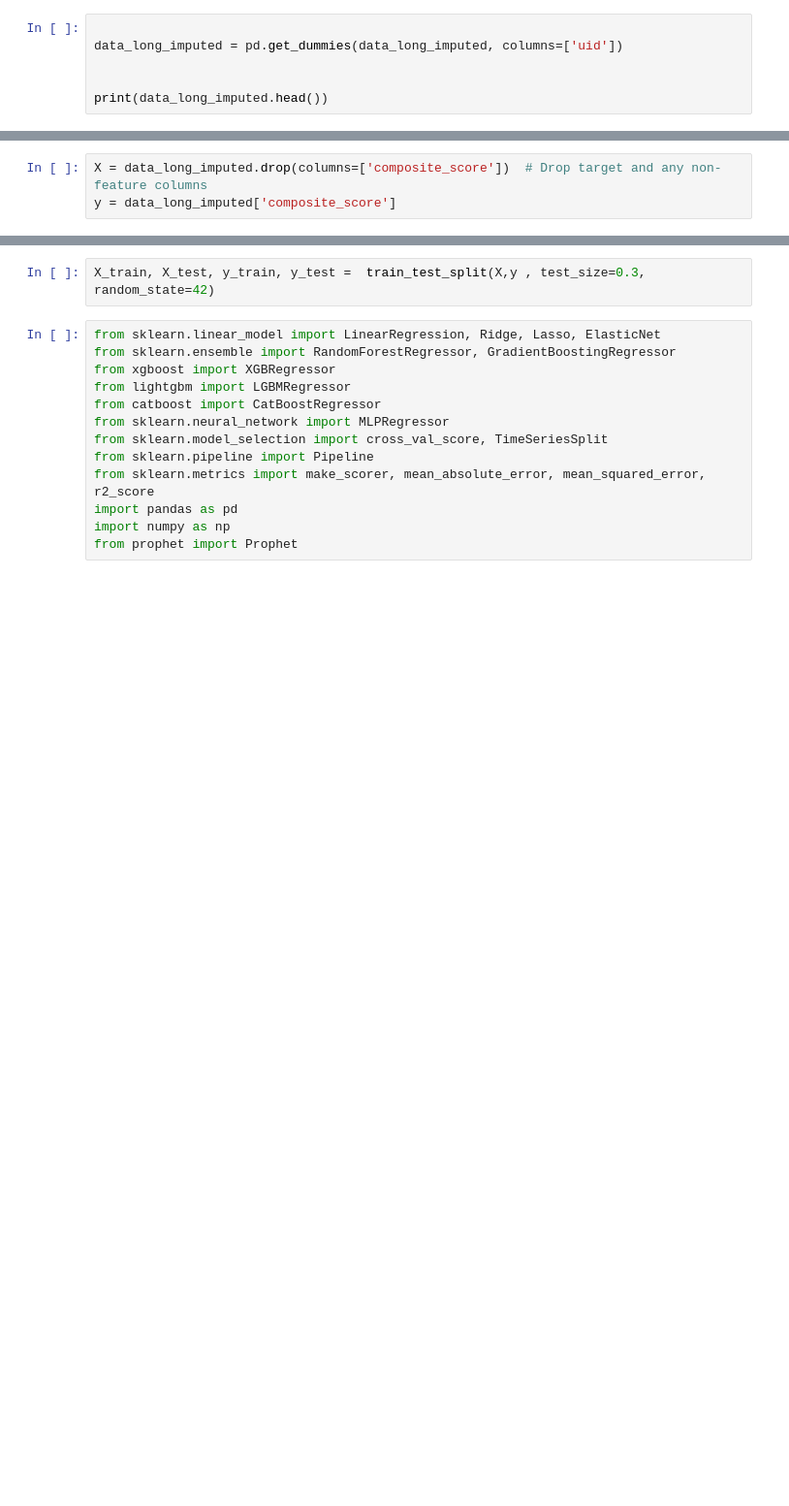
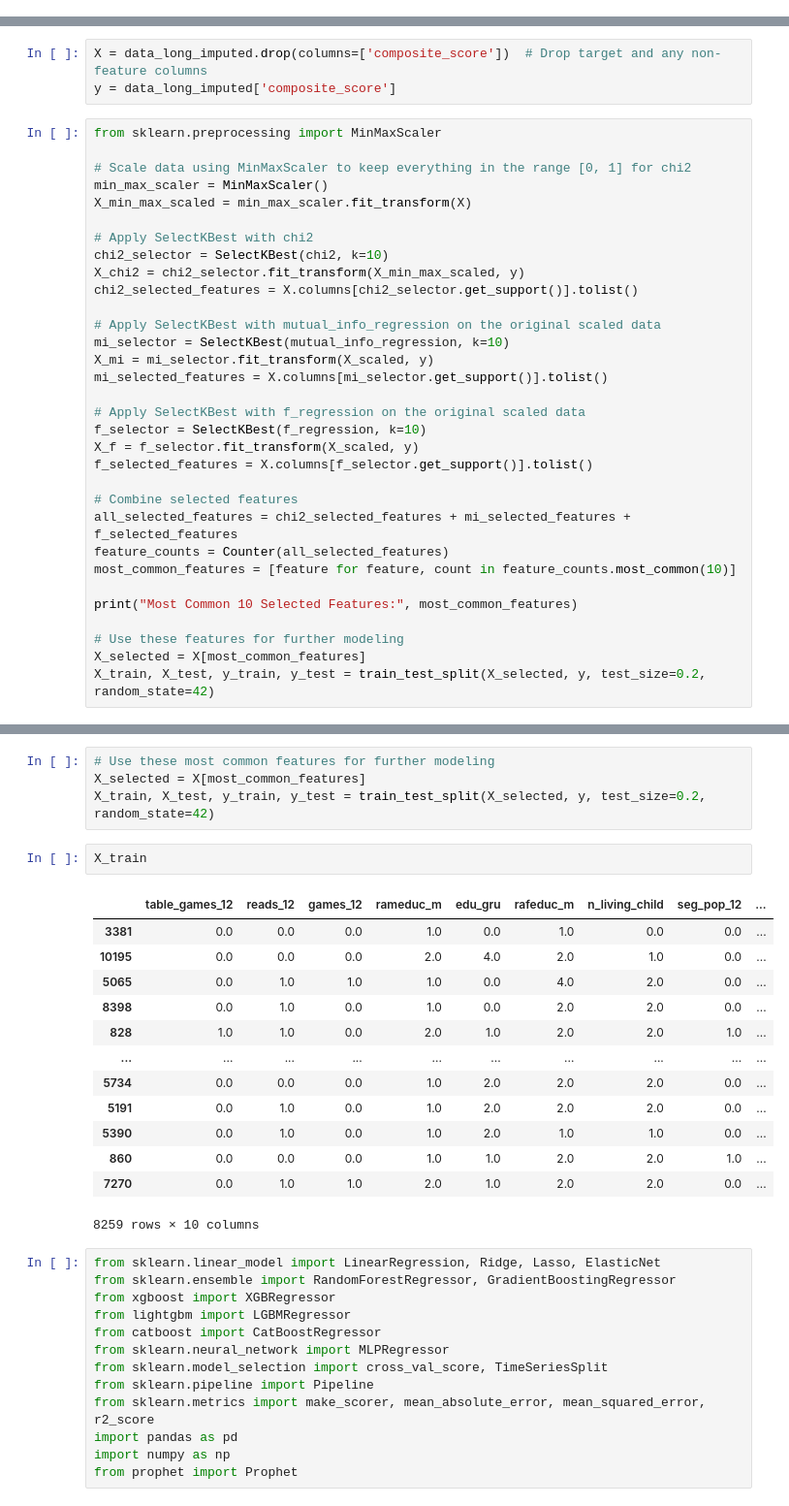
Before and after one commit to geomwangi007/Early-Detection-of-Alzheimer-s-Disease-and-Related-Dementias-Using-Social-Determinants-of-Health, a Jupyter notebook: IPNYBS/Geoffrey.ipynb, the cells around one changed output, grey strips where cells are left out. Shown at 97% size. Cells and saved outputs as stored; diff of their text form; blank space fills up the shorter version.

```diff
--- a/IPNYBS/Geoffrey.ipynb
+++ b/IPNYBS/Geoffrey.ipynb
@@ -1268,6 +273,0 @@ Column: uid - Unique values: ['aace' 'aanz' 'aape' ... 'zzez' 'zzft' 'zzhd']
-# %%
-
-data_long_imputed = pd.get_dummies(data_long_imputed, columns=['uid'])
-
-
-print(data_long_imputed.head())
@@ -1292,3 +274,35 @@ print(data_long_imputed.head())
 # %%
 X = data_long_imputed.drop(columns=['composite_score'])  # Drop target and any non-feature columns
 y = data_long_imputed['composite_score']
+# %%
+from sklearn.preprocessing import MinMaxScaler
+
+# Scale data using MinMaxScaler to keep everything in the range [0, 1] for chi2
+min_max_scaler = MinMaxScaler()
+X_min_max_scaled = min_max_scaler.fit_transform(X)
+
+# Apply SelectKBest with chi2
+chi2_selector = SelectKBest(chi2, k=10)
+X_chi2 = chi2_selector.fit_transform(X_min_max_scaled, y)
+chi2_selected_features = X.columns[chi2_selector.get_support()].tolist()
+
+# Apply SelectKBest with mutual_info_regression on the original scaled data
+mi_selector = SelectKBest(mutual_info_regression, k=10)
+X_mi = mi_selector.fit_transform(X_scaled, y)
+mi_selected_features = X.columns[mi_selector.get_support()].tolist()
+
+# Apply SelectKBest with f_regression on the original scaled data
+f_selector = SelectKBest(f_regression, k=10)
+X_f = f_selector.fit_transform(X_scaled, y)
+f_selected_features = X.columns[f_selector.get_support()].tolist()
+
+# Combine selected features
+all_selected_features = chi2_selected_features + mi_selected_features + f_selected_features
+feature_counts = Counter(all_selected_features)
+most_common_features = [feature for feature, count in feature_counts.most_common(10)]
+
+print("Most Common 10 Selected Features:", most_common_features)
+
+# Use these features for further modeling
+X_selected = X[most_common_features]
+X_train, X_test, y_train, y_test = train_test_split(X_selected, y, test_size=0.2, random_state=42)
@@ -1295,5 +311,23 @@ y = data_long_imputed['composite_score']
 # %%
-X_train, X_test, y_train, y_test =  train_test_split(X,y , test_size=0.3, random_state=42)
+# Use these most common features for further modeling
+X_selected = X[most_common_features]
+X_train, X_test, y_train, y_test = train_test_split(X_selected, y, test_size=0.2, random_state=42)
+# %%
+X_train
+# %% [output]
+|  | table_games_12 | reads_12 | games_12 | rameduc_m | edu_gru | rafeduc_m | n_living_child | seg_pop_12 | ... |
+| 3381 | 0.0 | 0.0 | 0.0 | 1.0 | 0.0 | 1.0 | 0.0 | 0.0 | ... |
+| 10195 | 0.0 | 0.0 | 0.0 | 2.0 | 4.0 | 2.0 | 1.0 | 0.0 | ... |
+| 5065 | 0.0 | 1.0 | 1.0 | 1.0 | 0.0 | 4.0 | 2.0 | 0.0 | ... |
+| 8398 | 0.0 | 1.0 | 0.0 | 1.0 | 0.0 | 2.0 | 2.0 | 0.0 | ... |
+| 828 | 1.0 | 1.0 | 0.0 | 2.0 | 1.0 | 2.0 | 2.0 | 1.0 | ... |
+| ... | ... | ... | ... | ... | ... | ... | ... | ... | ... |
+| 5734 | 0.0 | 0.0 | 0.0 | 1.0 | 2.0 | 2.0 | 2.0 | 0.0 | ... |
+| 5191 | 0.0 | 1.0 | 0.0 | 1.0 | 2.0 | 2.0 | 2.0 | 0.0 | ... |
+| 5390 | 0.0 | 1.0 | 0.0 | 1.0 | 2.0 | 1.0 | 1.0 | 0.0 | ... |
+| 860 | 0.0 | 0.0 | 0.0 | 1.0 | 1.0 | 2.0 | 2.0 | 1.0 | ... |
+| 7270 | 0.0 | 1.0 | 1.0 | 2.0 | 1.0 | 2.0 | 2.0 | 0.0 | ... |
+8259 rows × 10 columns
 # %%
 from sklearn.linear_model import LinearRegression, Ridge, Lasso, ElasticNet
 from sklearn.ensemble import RandomForestRegressor, GradientBoostingRegressor
```
Also changed, not shown: parts of 83 cells of this notebook, 11 other files.
